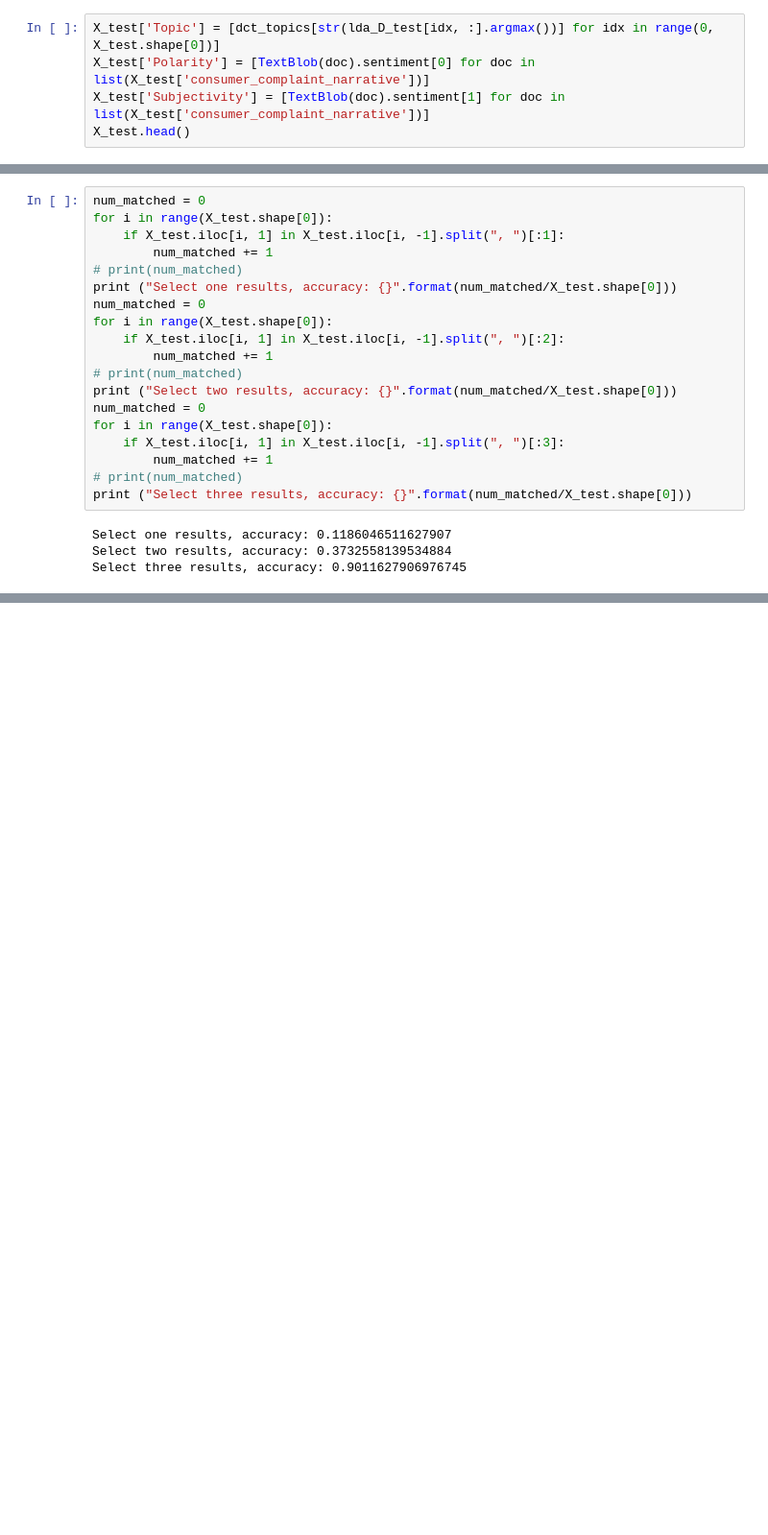
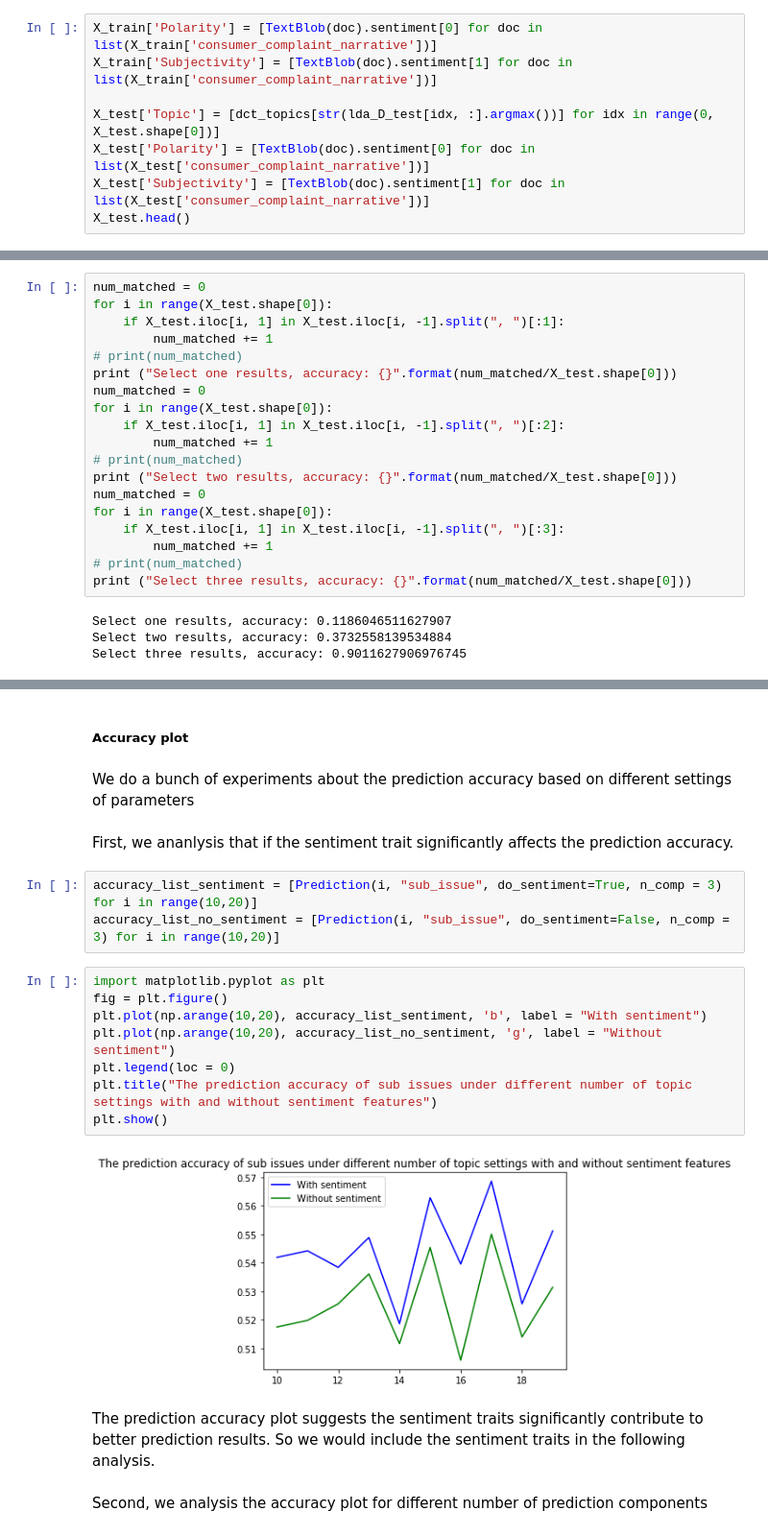
Before and after one commit to Corleno/NLP_complaints, a Jupyter notebook: code/Complaints classification problem based on LDA and Random Forest method.ipynb, the cells around one changed output, grey strips where cells are left out. Shown at 96% size. Drawn from its saved outputs; the diff is of its cells as text; blank space fills up the shorter version.

```diff
--- a/code/Complaints classification problem based on LDA and Random Forest method.ipynb
+++ b/code/Complaints classification problem based on LDA and Random Forest method.ipynb
@@ -184,6 +185,9 @@ dct_topics = {"0": "deposit,direct,bonu,branch,receiv",
 # %% [markdown]
 If we only use a single opic information for prediction, the results doesn't make much sense. The results are shown as below. There, we use compute the polarity and subjectivity traits for each complaints. Thoes two complaints could be considered in the following random forest algorithm. For simplicity, I didn't consider these two traits. If you are interested in both traits you can simply put them as feature in the random forest algorithm.
 # %%
+X_train['Polarity'] = [TextBlob(doc).sentiment[0] for doc in list(X_train['consumer_complaint_narrative'])]
+X_train['Subjectivity'] = [TextBlob(doc).sentiment[1] for doc in list(X_train['consumer_complaint_narrative'])]
+
 X_test['Topic'] = [dct_topics[str(lda_D_test[idx, :].argmax())] for idx in range(0, X_test.shape[0])]
 X_test['Polarity'] = [TextBlob(doc).sentiment[0] for doc in list(X_test['consumer_complaint_narrative'])]
 X_test['Subjectivity'] = [TextBlob(doc).sentiment[1] for doc in list(X_test['consumer_complaint_narrative'])]
@@ -304,0 +421,23 @@ Select three results, accuracy: 0.9011627906976745
+# %% [markdown]
+##### Accuracy plot
+# %% [markdown]
+We do a bunch of experiments about the prediction accuracy based on different settings of parameters
+# %% [markdown]
+First, we ananlysis that if the sentiment trait significantly affects the prediction accuracy.
+# %%
+accuracy_list_sentiment = [Prediction(i, "sub_issue", do_sentiment=True, n_comp = 3) for i in range(10,20)]
+accuracy_list_no_sentiment = [Prediction(i, "sub_issue", do_sentiment=False, n_comp = 3) for i in range(10,20)]
+# %%
+import matplotlib.pyplot as plt
+fig = plt.figure()
+plt.plot(np.arange(10,20), accuracy_list_sentiment, 'b', label = "With sentiment")
+plt.plot(np.arange(10,20), accuracy_list_no_sentiment, 'g', label = "Without sentiment")
+plt.legend(loc = 0)
+plt.title("The prediction accuracy of sub issues under different number of topic settings with and without sentiment features")
+plt.show()
+# %% [output]
+[figure, added]
+# %% [markdown]
+The prediction accuracy plot suggests the sentiment traits significantly contribute to better prediction results. So we would include the sentiment traits in the following analysis.
+# %% [markdown]
+Second, we analysis the accuracy plot for different number of prediction components
```
Also changed, not shown: parts of 21 cells of this notebook.
